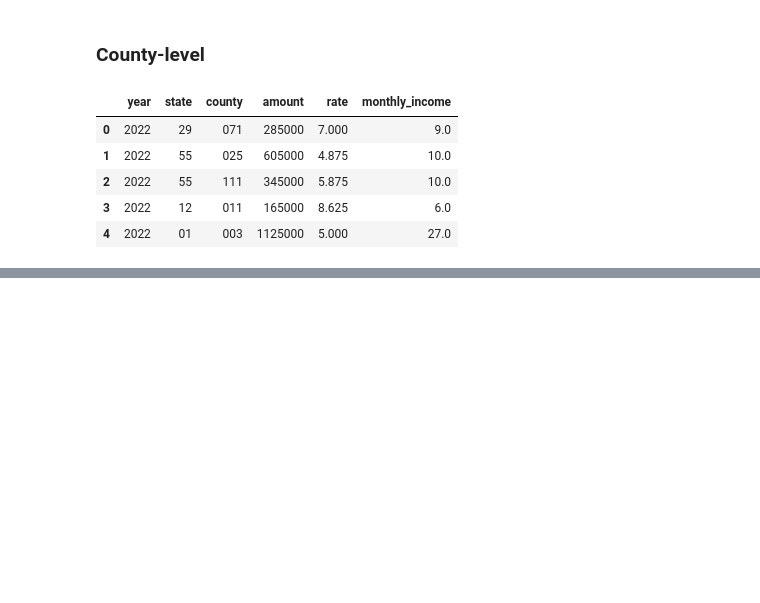
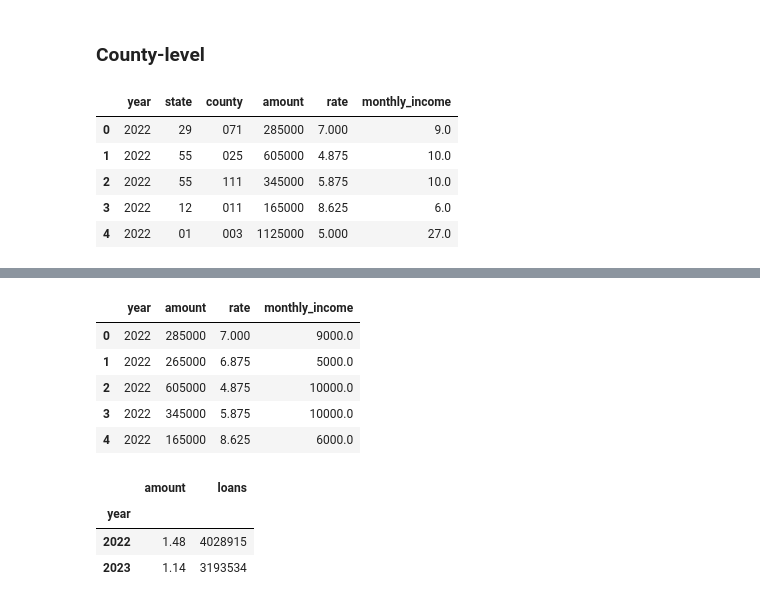
Before and after one commit to altos-research/housingwire-hmda-Projects, a Jupyter notebook: MakeTables.ipynb, the cells around one changed output, grey strips where cells are left out. Cells and saved outputs as stored; diff of their text form; code cells hidden in the pictures; blank space fills up the shorter version.

```diff
--- a/MakeTables.ipynb
+++ b/MakeTables.ipynb
@@ -158,0 +263,35 @@ mp_grouped.loc[(mp_grouped.Year==2023)&(mp_grouped.Loans>=100)].to_excel('./Flou
+# %%
+notOnly30 = """
+SELECT "Activity Year" AS year,
+"Loan Amount" AS amount, "Interest Rate" AS rate, Income/12*1000 AS monthly_income
+FROM MLAR
+WHERE "Loan Purpose" = 1 -- loan was for purchase
+AND "Action Taken" = 1 -- loan was approved
+AND "Business or Commercial Purpose" != 1 -- loan not for business purpose
+AND "Reverse Mortgage" != 1 -- not a reverse mortgage
+AND "Open-End Line of Credit" != 1 -- not open-end line of credit
+AND "Total Units" IN (1, 2, 3, 4) -- not multifamily
+"""
+# %%
+with sql.connect('./cleaned/hmda.db') as connection:
+    byYearNotOnly30 = pd.read_sql(notOnly30, connection)
+byYearNotOnly30.head()
+# %% [output]
+|  | year | amount | rate | monthly_income |
+| 0 | 2022 | 285000 | 7.000 | 9000.0 |
+| 1 | 2022 | 265000 | 6.875 | 5000.0 |
+| 2 | 2022 | 605000 | 4.875 | 10000.0 |
+| 3 | 2022 | 345000 | 5.875 | 10000.0 |
+| 4 | 2022 | 165000 | 8.625 | 6000.0 |
+# %%
+summ = byYearNotOnly30[['year', 'amount']].groupby('year').sum().merge(
+    byYearNotOnly30[['year', 'amount']].groupby('year').count().rename(columns={'amount':'loans'}),
+    left_index=True, right_index=True
+)
+summ['amount'] = round(summ['amount'] / 1000000000000, 2)
+summ
+# %% [output]
+|  | amount | loans |
+| year |  |  |
+| 2022 | 1.48 | 4028915 |
+| 2023 | 1.14 | 3193534 |
```
Also changed, not shown: parts of 15 cells of this notebook.
